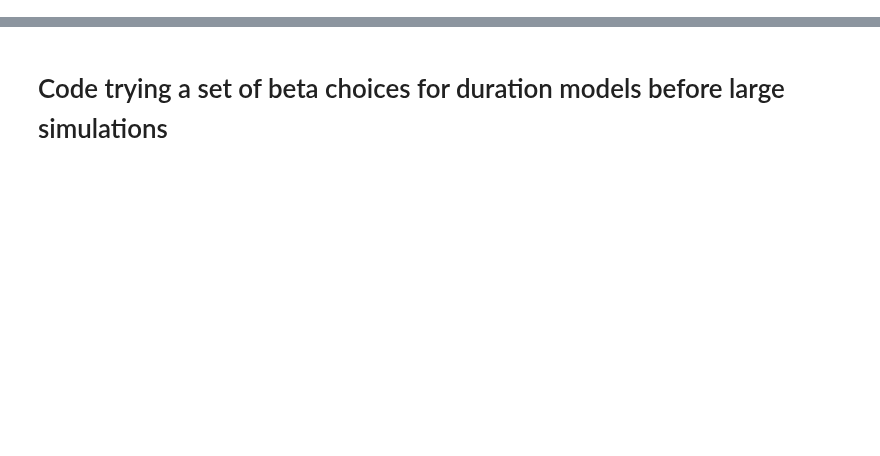
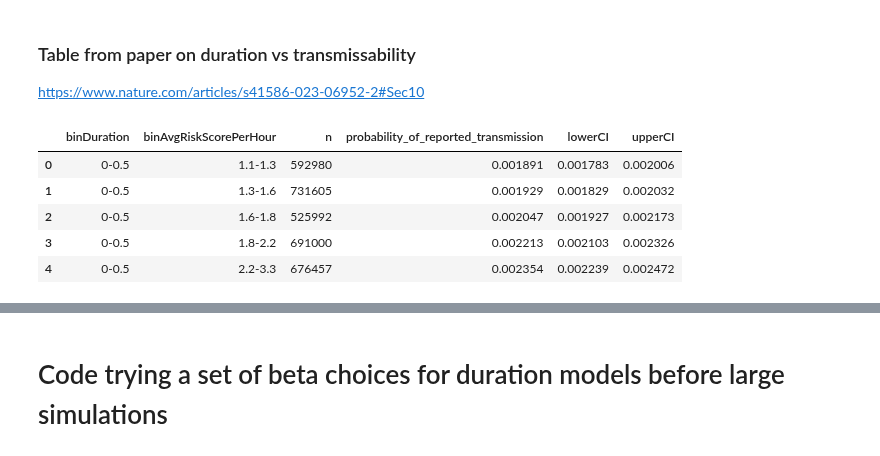
Before and after one commit to LukeMurrayKearney/Data-Driven-Networks-Code, a Jupyter notebook: duration+ages/beta_choices.ipynb, the cells around one changed output, grey strips where cells are left out. Saved outputs shown, nothing was run; the diff lists cells and outputs as text; code cells hidden in the pictures; blank space fills up the shorter version.

```diff
--- a/duration+ages/beta_choices.ipynb
+++ b/duration+ages/beta_choices.ipynb
@@ -7,0 +1,17 @@ p  = 4.9, 5, 5, 4.6
+# %% [markdown]
+### Table from paper on duration vs transmissability
+https://www.nature.com/articles/s41586-023-06952-2#Sec10
+# %%
+import pandas as pd
+import numpy as np
+import matplotlib.pyplot as plt
+
+df = pd.read_csv('data/duration_data_from_paper.csv')
+df.head()
+# %% [output]
+|  | binDuration | binAvgRiskScorePerHour | n | probability_of_reported_transmission | lowerCI | upperCI |
+| 0 | 0-0.5 | 1.1-1.3 | 592980 | 0.001891 | 0.001783 | 0.002006 |
+| 1 | 0-0.5 | 1.3-1.6 | 731605 | 0.001929 | 0.001829 | 0.002032 |
+| 2 | 0-0.5 | 1.6-1.8 | 525992 | 0.002047 | 0.001927 | 0.002173 |
+| 3 | 0-0.5 | 1.8-2.2 | 691000 | 0.002213 | 0.002103 | 0.002326 |
+| 4 | 0-0.5 | 2.2-3.3 | 676457 | 0.002354 | 0.002239 | 0.002472 |
```
Also changed, not shown: parts of 4 cells of this notebook, 1 other file.
